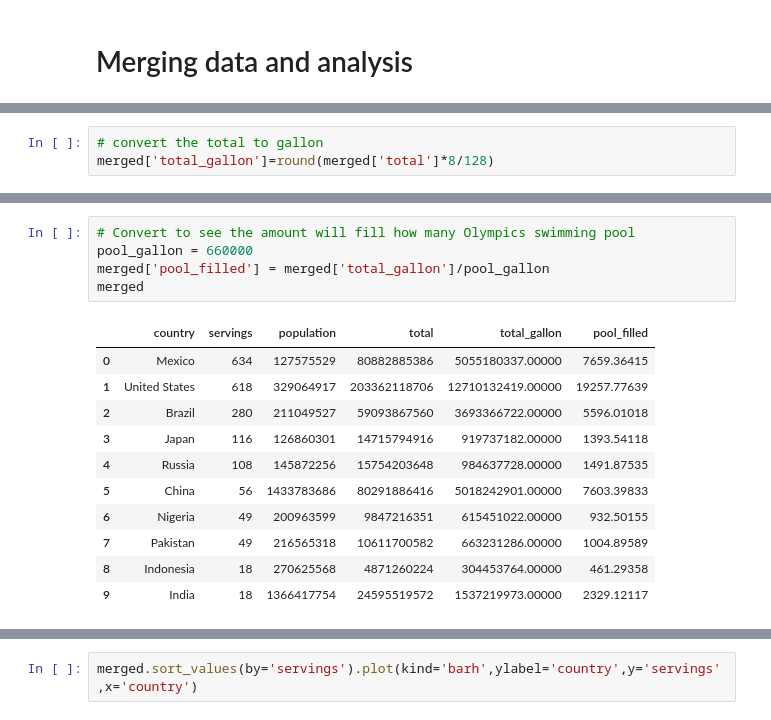
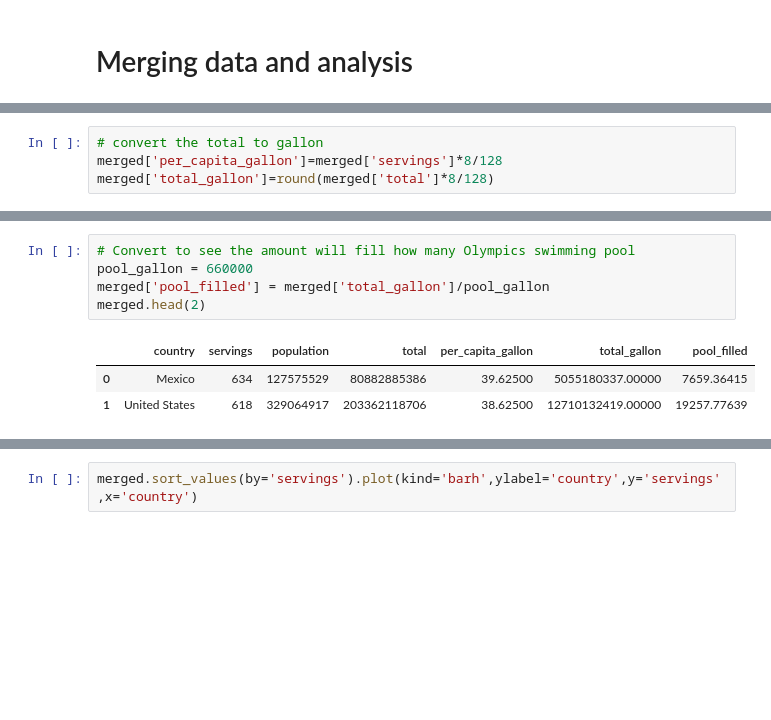
Before and after one commit to CynthiaTuData/coke-price-index, a Jupyter notebook: soda-consumption.ipynb, the cells around one changed output, grey strips where cells are left out. Saved outputs shown, nothing was run; the diff lists cells and outputs as text; blank space fills up the shorter version.

```diff
--- a/soda-consumption.ipynb
+++ b/soda-consumption.ipynb
@@ -153,5 +74,6 @@ merged
 # %%
 # convert the total to gallon
+merged['per_capita_gallon']=merged['servings']*8/128
 merged['total_gallon']=round(merged['total']*8/128)
 # %%
 pd.set_option('display.float_format', lambda x: '%.5f' % x)
@@ -170,17 +80,9 @@ pd.set_option('display.float_format', lambda x: '%.5f' % x)
 # %%
 # Convert to see the amount will fill how many Olympics swimming pool
 pool_gallon = 660000
 merged['pool_filled'] = merged['total_gallon']/pool_gallon
-merged
+merged.head(2)
 # %% [output]
-|  | country | servings | population | total | total_gallon | pool_filled |
-| 0 | Mexico | 634 | 127575529 | 80882885386 | 5055180337.00000 | 7659.36415 |
-| 1 | United States | 618 | 329064917 | 203362118706 | 12710132419.00000 | 19257.77639 |
-| 2 | Brazil | 280 | 211049527 | 59093867560 | 3693366722.00000 | 5596.01018 |
-| 3 | Japan | 116 | 126860301 | 14715794916 | 919737182.00000 | 1393.54118 |
-| 4 | Russia | 108 | 145872256 | 15754203648 | 984637728.00000 | 1491.87535 |
-| 5 | China | 56 | 1433783686 | 80291886416 | 5018242901.00000 | 7603.39833 |
-| 6 | Nigeria | 49 | 200963599 | 9847216351 | 615451022.00000 | 932.50155 |
-| 7 | Pakistan | 49 | 216565318 | 10611700582 | 663231286.00000 | 1004.89589 |
-| 8 | Indonesia | 18 | 270625568 | 4871260224 | 304453764.00000 | 461.29358 |
-| 9 | India | 18 | 1366417754 | 24595519572 | 1537219973.00000 | 2329.12117 |
+|  | country | servings | population | total | per_capita_gallon | total_gallon | pool_filled |
+| 0 | Mexico | 634 | 127575529 | 80882885386 | 39.62500 | 5055180337.00000 | 7659.36415 |
+| 1 | United States | 618 | 329064917 | 203362118706 | 38.62500 | 12710132419.00000 | 19257.77639 |
```
Also changed, not shown: parts of 12 cells of this notebook, 9 other files.
